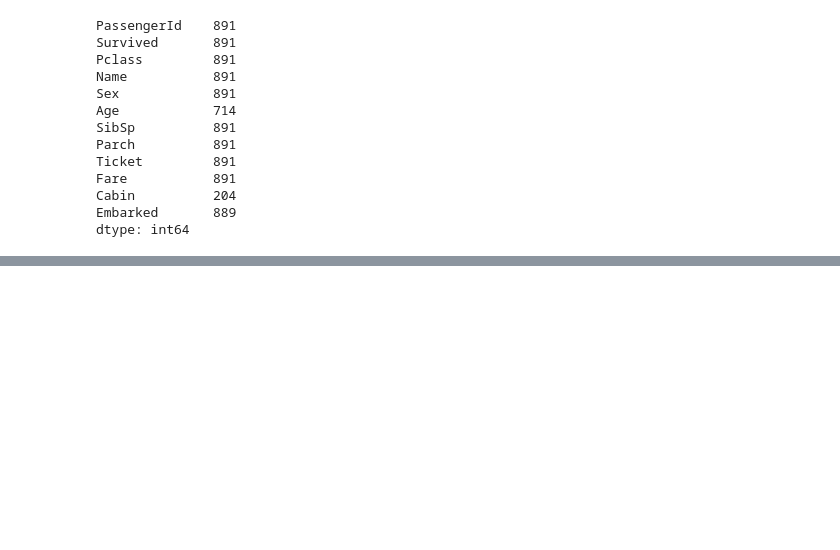
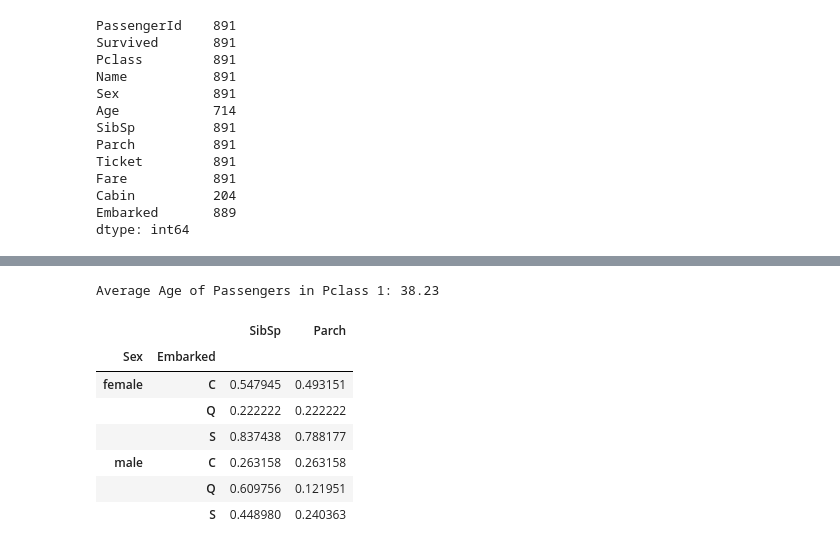
Before and after one commit to Namling9/Data-Science---Skill-Shikshya, a Jupyter notebook: Day19/Data_Exploration.ipynb, the cells around one changed output, grey strips where cells are left out. Drawn from its saved outputs; the diff is of its cells as text; code cells hidden in the pictures; blank space fills up the shorter version.

```diff
--- a/Day19/Data_Exploration.ipynb
+++ b/Day19/Data_Exploration.ipynb
@@ -117,0 +324,18 @@ dtype: int64
+# %%
+average_age_pclass_1 = titanic_df[titanic_df['Pclass'] == 1]['Age'].mean()
+
+print("Average Age of Passengers in Pclass 1:", round(average_age_pclass_1, 2))
+# %% [output]
+Average Age of Passengers in Pclass 1: 38.23
+# %%
+family_size = titanic_df.groupby(['Sex','Embarked'])[['SibSp', 'Parch',]].mean()
+family_size
+# %% [output]
+|  |  | SibSp | Parch |
+| Sex | Embarked |  |  |
+| female | C | 0.547945 | 0.493151 |
+|  | Q | 0.222222 | 0.222222 |
+|  | S | 0.837438 | 0.788177 |
+| male | C | 0.263158 | 0.263158 |
+|  | Q | 0.609756 | 0.121951 |
+|  | S | 0.448980 | 0.240363 |
```
Also changed, not shown: parts of 24 cells of this notebook, 26 other files.
